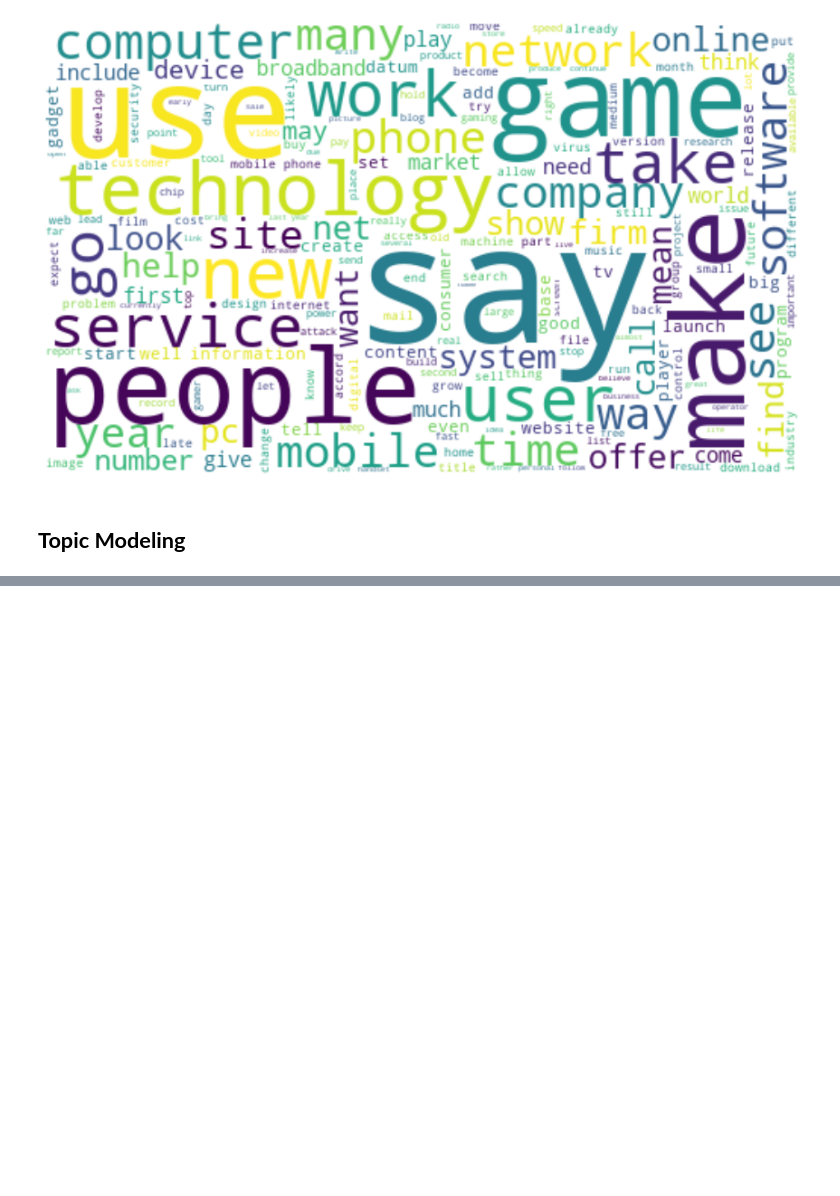
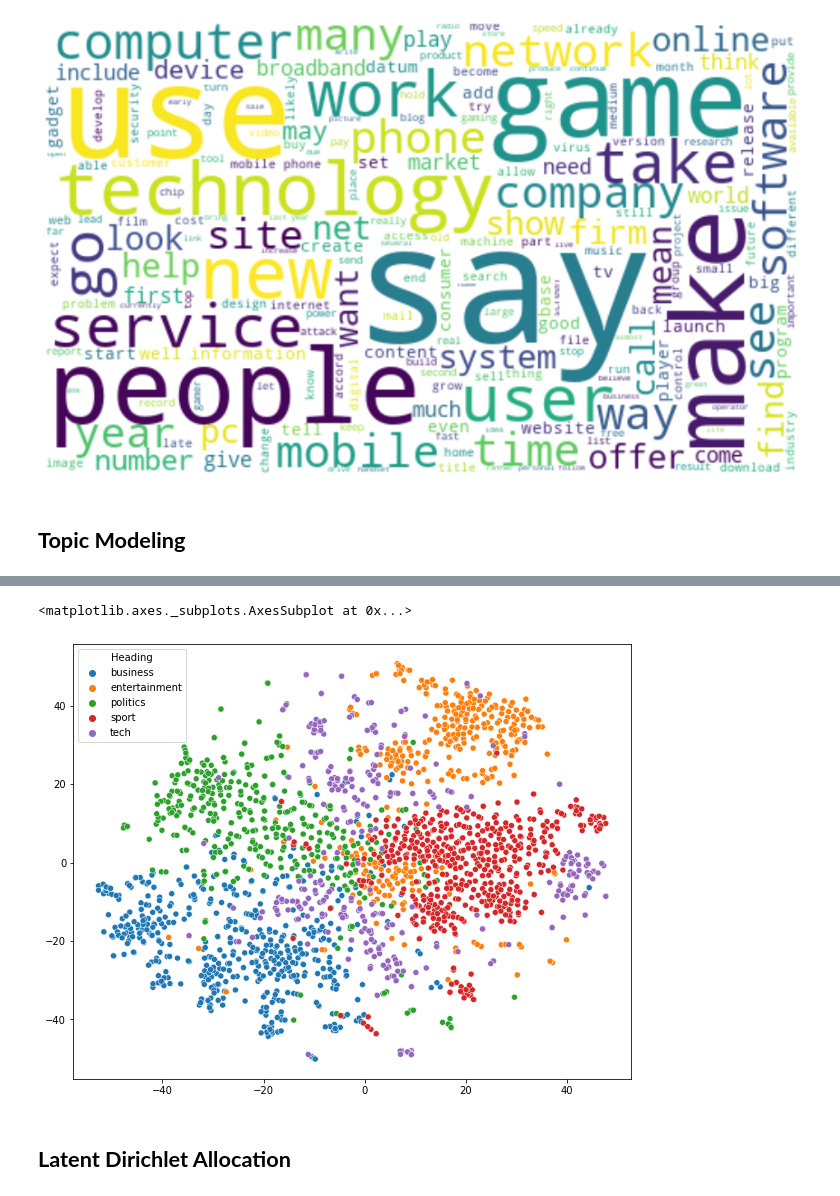
Before and after one commit to dushyantmaharshi/Topic-Modeling-on-News-Articles-Clustering--Capstone-Project, a Jupyter notebook: Copy_of_Topic_Modeling_on_News_Articles_Capstone_Project.ipynb, the cells around one changed output, grey strips where cells are left out. Cells and saved outputs as stored; diff of their text form; code cells hidden in the pictures; blank space fills up the shorter version.

```diff
--- a/Copy_of_Topic_Modeling_on_News_Articles_Capstone_Project.ipynb
+++ b/Copy_of_Topic_Modeling_on_News_Articles_Capstone_Project.ipynb
@@ -440,0 +497,8 @@ plt.show()
+# %%
+plt.figure(figsize=(10,8))
+sns.scatterplot(tsne_mat[:,0],tsne_mat[:,1],hue=lsa_df['Heading'])
+# %% [output]
+<matplotlib.axes._subplots.AxesSubplot at 0x...>
+[figure, added]
+# %% [markdown]
+## **Latent Dirichlet Allocation**
```
Also changed, not shown: parts of 21 cells of this notebook.
